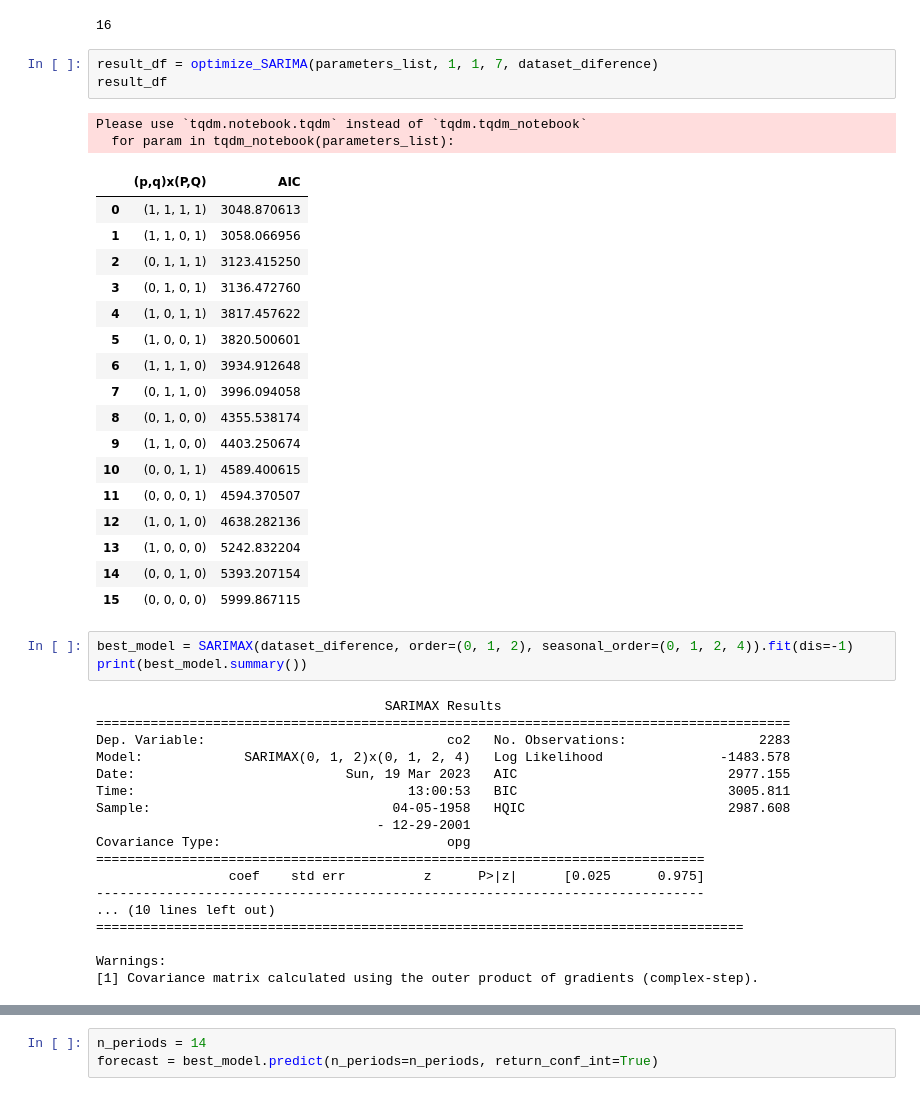
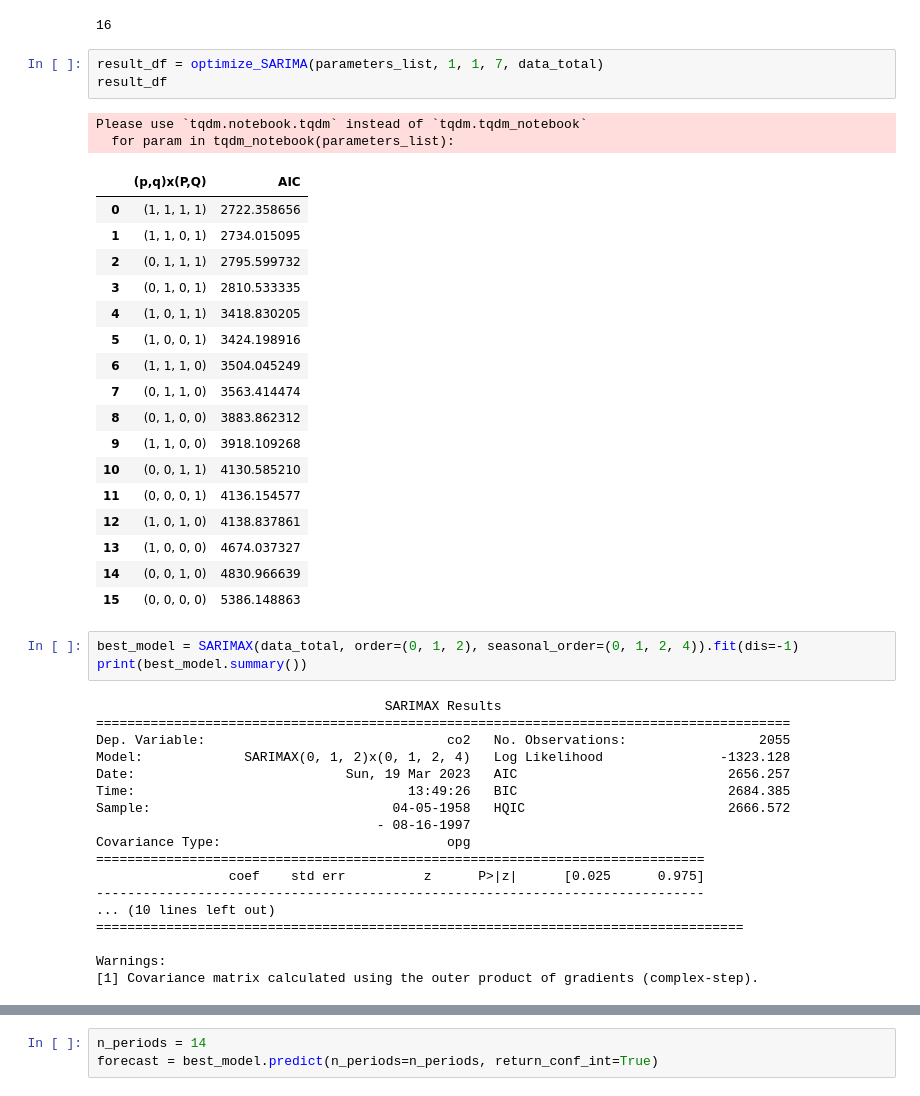
Before and after one commit to ThierrryScotto/Time-Series-Forecasting-Atmospheric-CO2, a Jupyter notebook: time_series_forecasting_atmospheric_co2.ipynb, the cells around one changed output, grey strips where cells are left out. Cells and saved outputs as stored; diff of their text form.

```diff
--- a/time_series_forecasting_atmospheric_co2.ipynb
+++ b/time_series_forecasting_atmospheric_co2.ipynb
@@ -582,40 +588,40 @@ print(len(parameters_list))
 # %% [output]
 16
 # %%
-result_df = optimize_SARIMA(parameters_list, 1, 1, 7, dataset_diference)
+result_df = optimize_SARIMA(parameters_list, 1, 1, 7, data_total)
 result_df
 # %% [output]
 Please use `tqdm.notebook.tqdm` instead of `tqdm.tqdm_notebook`
   for param in tqdm_notebook(parameters_list):
 |  | (p,q)x(P,Q) | AIC |
-| 0 | (1, 1, 1, 1) | 3048.870613 |
-| 1 | (1, 1, 0, 1) | 3058.066956 |
-| 2 | (0, 1, 1, 1) | 3123.415250 |
-| 3 | (0, 1, 0, 1) | 3136.472760 |
-| 4 | (1, 0, 1, 1) | 3817.457622 |
-| 5 | (1, 0, 0, 1) | 3820.500601 |
-| 6 | (1, 1, 1, 0) | 3934.912648 |
-| 7 | (0, 1, 1, 0) | 3996.094058 |
-| 8 | (0, 1, 0, 0) | 4355.538174 |
-| 9 | (1, 1, 0, 0) | 4403.250674 |
-| 10 | (0, 0, 1, 1) | 4589.400615 |
-| 11 | (0, 0, 0, 1) | 4594.370507 |
-| 12 | (1, 0, 1, 0) | 4638.282136 |
-| 13 | (1, 0, 0, 0) | 5242.832204 |
-| 14 | (0, 0, 1, 0) | 5393.207154 |
-| 15 | (0, 0, 0, 0) | 5999.867115 |
+| 0 | (1, 1, 1, 1) | 2722.358656 |
+| 1 | (1, 1, 0, 1) | 2734.015095 |
+| 2 | (0, 1, 1, 1) | 2795.599732 |
+| 3 | (0, 1, 0, 1) | 2810.533335 |
+| 4 | (1, 0, 1, 1) | 3418.830205 |
+| 5 | (1, 0, 0, 1) | 3424.198916 |
+| 6 | (1, 1, 1, 0) | 3504.045249 |
+| 7 | (0, 1, 1, 0) | 3563.414474 |
+| 8 | (0, 1, 0, 0) | 3883.862312 |
+| 9 | (1, 1, 0, 0) | 3918.109268 |
+| 10 | (0, 0, 1, 1) | 4130.585210 |
+| 11 | (0, 0, 0, 1) | 4136.154577 |
+| 12 | (1, 0, 1, 0) | 4138.837861 |
+| 13 | (1, 0, 0, 0) | 4674.037327 |
+| 14 | (0, 0, 1, 0) | 4830.966639 |
+| 15 | (0, 0, 0, 0) | 5386.148863 |
 # %%
-best_model = SARIMAX(dataset_diference, order=(0, 1, 2), seasonal_order=(0, 1, 2, 4)).fit(dis=-1)
+best_model = SARIMAX(data_total, order=(0, 1, 2), seasonal_order=(0, 1, 2, 4)).fit(dis=-1)
 print(best_model.summary())
 # %% [output]
                                      SARIMAX Results
 =========================================================================================
-Dep. Variable:                               co2   No. Observations:                 2283
-Model:             SARIMAX(0, 1, 2)x(0, 1, 2, 4)   Log Likelihood               -1483.578
-Date:                           Sun, 19 Mar 2023   AIC                           2977.155
-Time:                                   13:00:53   BIC                           3005.811
-Sample:                               04-05-1958   HQIC                          2987.608
-                                    - 12-29-2001
+Dep. Variable:                               co2   No. Observations:                 2055
+Model:             SARIMAX(0, 1, 2)x(0, 1, 2, 4)   Log Likelihood               -1323.128
+Date:                           Sun, 19 Mar 2023   AIC                           2656.257
+Time:                                   13:49:26   BIC                           2684.385
+Sample:                               04-05-1958   HQIC                          2666.572
+                                    - 08-16-1997
 Covariance Type:                             opg
 ==============================================================================
                  coef    std err          z      P>|z|      [0.025      0.975]
```
Also changed, not shown: parts of 14 cells of this notebook.
